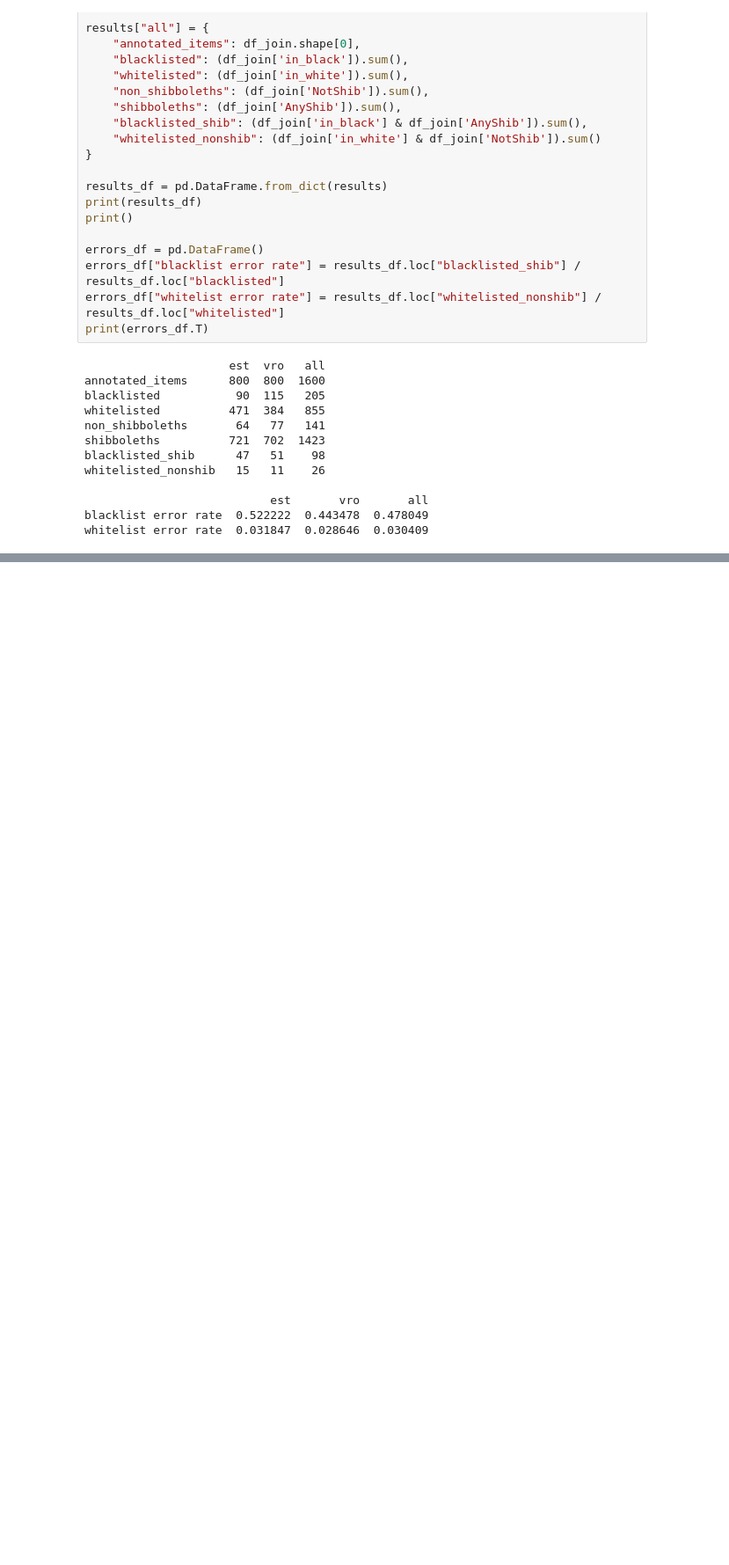
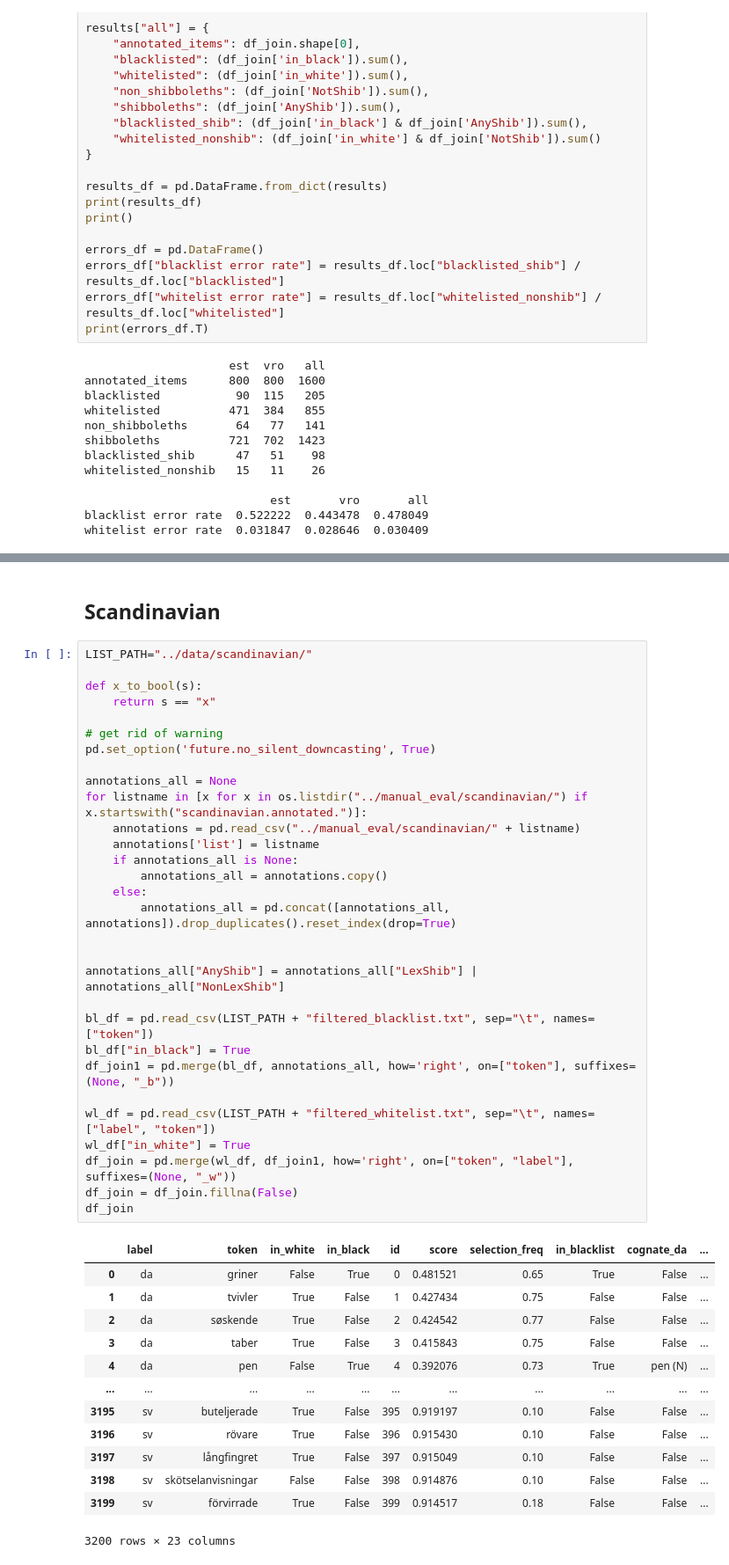
Before and after one commit to Helsinki-NLP/shibboleth, a Jupyter notebook: vizs/reflist_quality.ipynb, the cells around one changed output, grey strips where cells are left out. Shown at 88% size. Drawn from its saved outputs; the diff is of its cells as text; blank space fills up the shorter version.

```diff
--- a/vizs/reflist_quality.ipynb
+++ b/vizs/reflist_quality.ipynb
@@ -227,0 +280,46 @@ plt.xticks(rotation=45, ha='right')
+# %% [markdown]
+## Scandinavian
+# %%
+LIST_PATH="../data/scandinavian/"
+
+def x_to_bool(s):
+	return s == "x"
+
+# get rid of warning
+pd.set_option('future.no_silent_downcasting', True)
+
+annotations_all = None
+for listname in [x for x in os.listdir("../manual_eval/scandinavian/") if x.startswith("scandinavian.annotated.")]:
+    annotations = pd.read_csv("../manual_eval/scandinavian/" + listname)
+    annotations['list'] = listname
+    if annotations_all is None:
+        annotations_all = annotations.copy()
+    else:
+        annotations_all = pd.concat([annotations_all, annotations]).drop_duplicates().reset_index(drop=True)
+
+
+annotations_all["AnyShib"] = annotations_all["LexShib"] | annotations_all["NonLexShib"]
+
+bl_df = pd.read_csv(LIST_PATH + "filtered_blacklist.txt", sep="\t", names=["token"])
+bl_df["in_black"] = True
+df_join1 = pd.merge(bl_df, annotations_all, how='right', on=["token"], suffixes=(None, "_b"))
+
+wl_df = pd.read_csv(LIST_PATH + "filtered_whitelist.txt", sep="\t", names=["label", "token"])
+wl_df["in_white"] = True
+df_join = pd.merge(wl_df, df_join1, how='right', on=["token", "label"], suffixes=(None, "_w"))
+df_join = df_join.fillna(False)
+df_join
+# %% [output]
+|  | label | token | in_white | in_black | id | score | selection_freq | in_blacklist | cognate_da | ... |
+| 0 | da | griner | False | True | 0 | 0.481521 | 0.65 | True | False | ... |
+| 1 | da | tvivler | True | False | 1 | 0.427434 | 0.75 | False | False | ... |
+| 2 | da | søskende | True | False | 2 | 0.424542 | 0.77 | False | False | ... |
+| 3 | da | taber | True | False | 3 | 0.415843 | 0.75 | False | False | ... |
+| 4 | da | pen | False | True | 4 | 0.392076 | 0.73 | True | pen (N) | ... |
+| ... | ... | ... | ... | ... | ... | ... | ... | ... | ... | ... |
+| 3195 | sv | buteljerade | True | False | 395 | 0.919197 | 0.10 | False | False | ... |
+| 3196 | sv | rövare | True | False | 396 | 0.915430 | 0.10 | False | False | ... |
+| 3197 | sv | långfingret | True | False | 397 | 0.915049 | 0.10 | False | False | ... |
+| 3198 | sv | skötselanvisningar | False | False | 398 | 0.914876 | 0.10 | False | False | ... |
+| 3199 | sv | förvirrade | True | False | 399 | 0.914517 | 0.18 | False | False | ... |
+3200 rows × 23 columns
```
Also changed, not shown: parts of 4 cells of this notebook.
